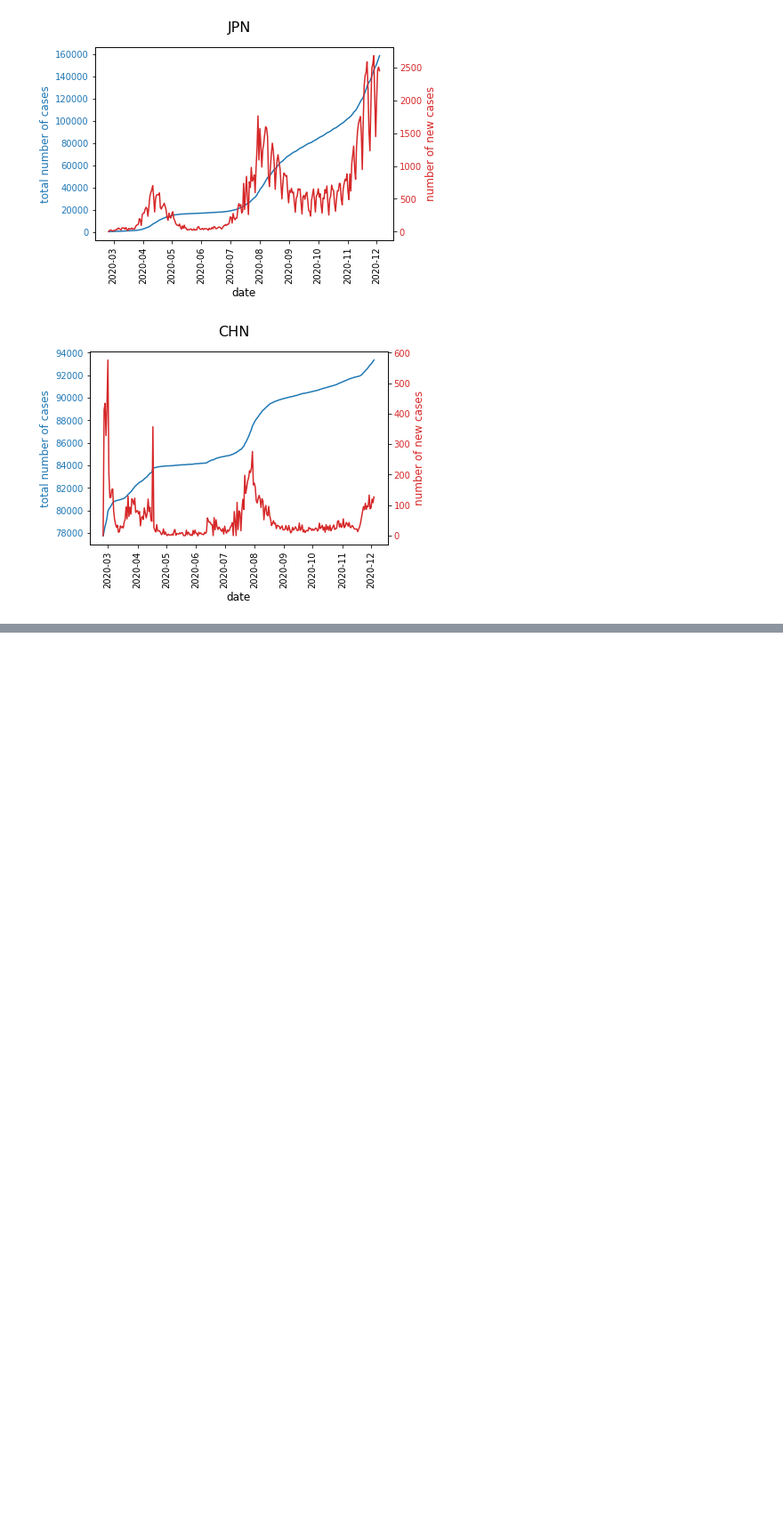
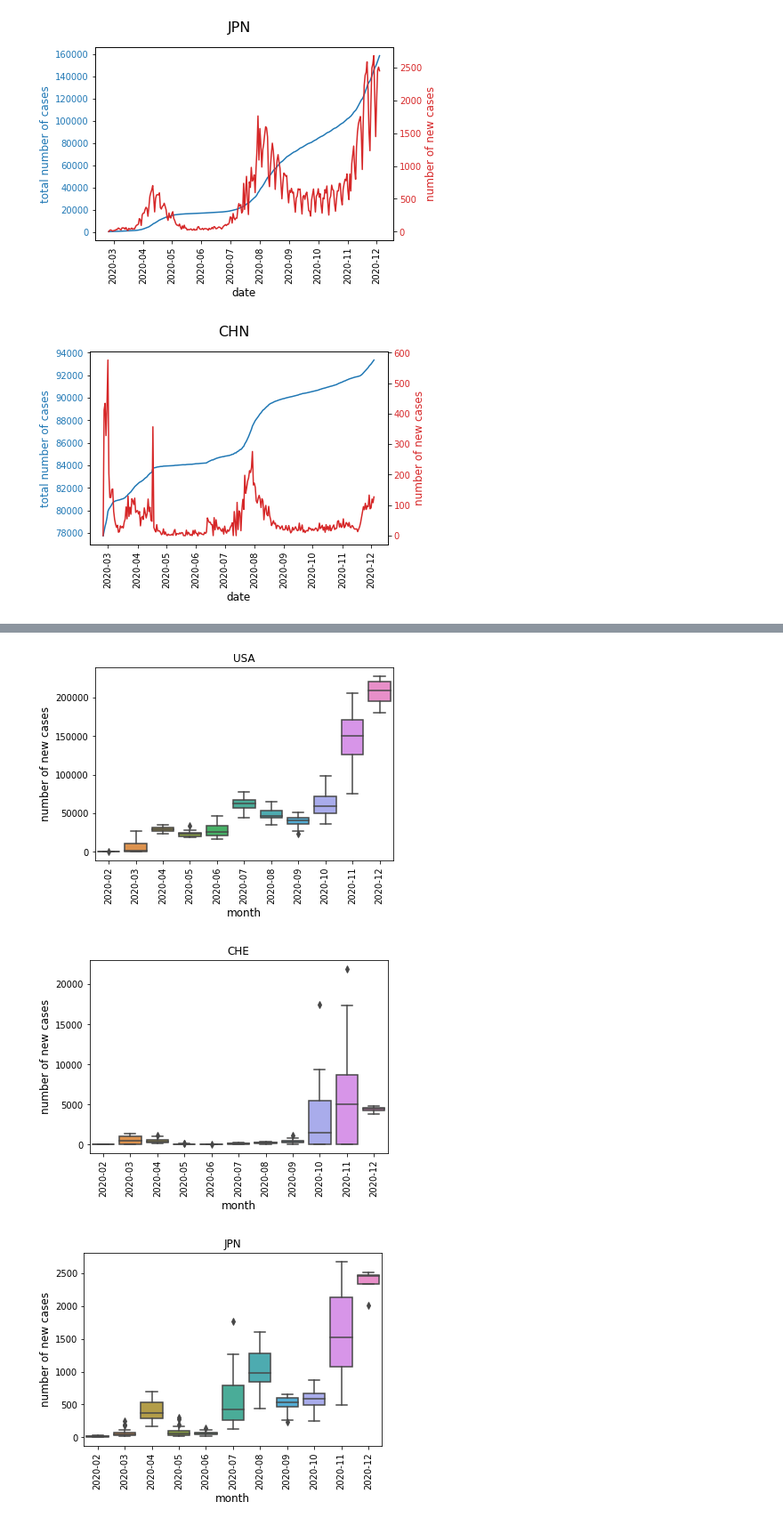
Before and after one commit to anitamezzetti/covid_impact_stocks_volatility, a Jupyter notebook: HienVersion_FinBigData_1.ipynb, the cells around one changed output, grey strips where cells are left out. Shown at 89% size. Saved outputs shown, nothing was run; the diff lists cells and outputs as text; code cells hidden in the pictures; blank space fills up the shorter version.

Commit message:
more plots

```diff
--- a/HienVersion_FinBigData_1.ipynb
+++ b/HienVersion_FinBigData_1.ipynb
@@ -55,7 +59,7 @@ import arrow
 # df = df_res[df_res.country.isin(countries_of_interest[:3])].set_index("country")
 # df = pd.concat([df, df_china])
 # %%
-# TODO: we need to decide on a fixed end date!
+# TODO: we need to decide on a fixed END date!
 
 countries_of_interest = ["USA", "CHE", "JPN", "CHN"]
 
@@ -67,7 +71,7 @@ for country in countries_of_interest:
   query = f"{endpoint}/country/{country}/timeseries/{start_date}/{end_date}"
   res = requests.get(query).json()
   df = pd.DataFrame(res["result"])
-  df.index = df["date"]
+  df.index = pd.DatetimeIndex(df["date"], tz="utc")
   df.drop(columns=["date"])
   df["date"] = pd.to_datetime(df["date"])
   df["ts_in_secs"] = df["date"].astype(int)
@@ -97,7 +84,7 @@ Name: confirmed, Length: 284, dtype: float64
 # first overview
 for country,df in dfs.items():
   fig,ax1 = plt.subplots()
-  ax1.plot(df["date"], df["confirmed"])
+  ax1.plot(df.index, df["confirmed"])
   ax1.set_xlabel("date", size=12)
   ax1.tick_params(labelrotation=90, axis="x")
   color = "tab:blue"
@@ -106,7 +93,7 @@ for country,df in dfs.items():
 
   ax2 = ax1.twinx()
   color="tab:red"
-  ax2.plot(df["date"], df["new_confirmed"], color=color)
+  ax2.plot(df.index, df["new_confirmed"], color=color)
   ax2.set_ylabel("number of new cases", color=color, size=12)
   ax2.tick_params(axis="y", labelcolor=color)
   fig.suptitle(country, size=16)
@@ -122,0 +112,14 @@ for country,df in dfs.items():
+# %%
+for country,df in dfs.items():
+  df["month"] = df["date"].dt.to_period("M")
+  plt.figure()
+  sns.boxplot(data=df, x="month", y="new_confirmed")
+  plt.xticks(rotation=90)
+  plt.xlabel("month", size=12)
+  plt.ylabel("number of new cases", size=12)
+  plt.title(country)
+  plt.show()
+# %% [output]
+[figure, added]
+[figure, added]
+[figure, added]
```
Also changed, not shown: parts of 15 cells of this notebook.
